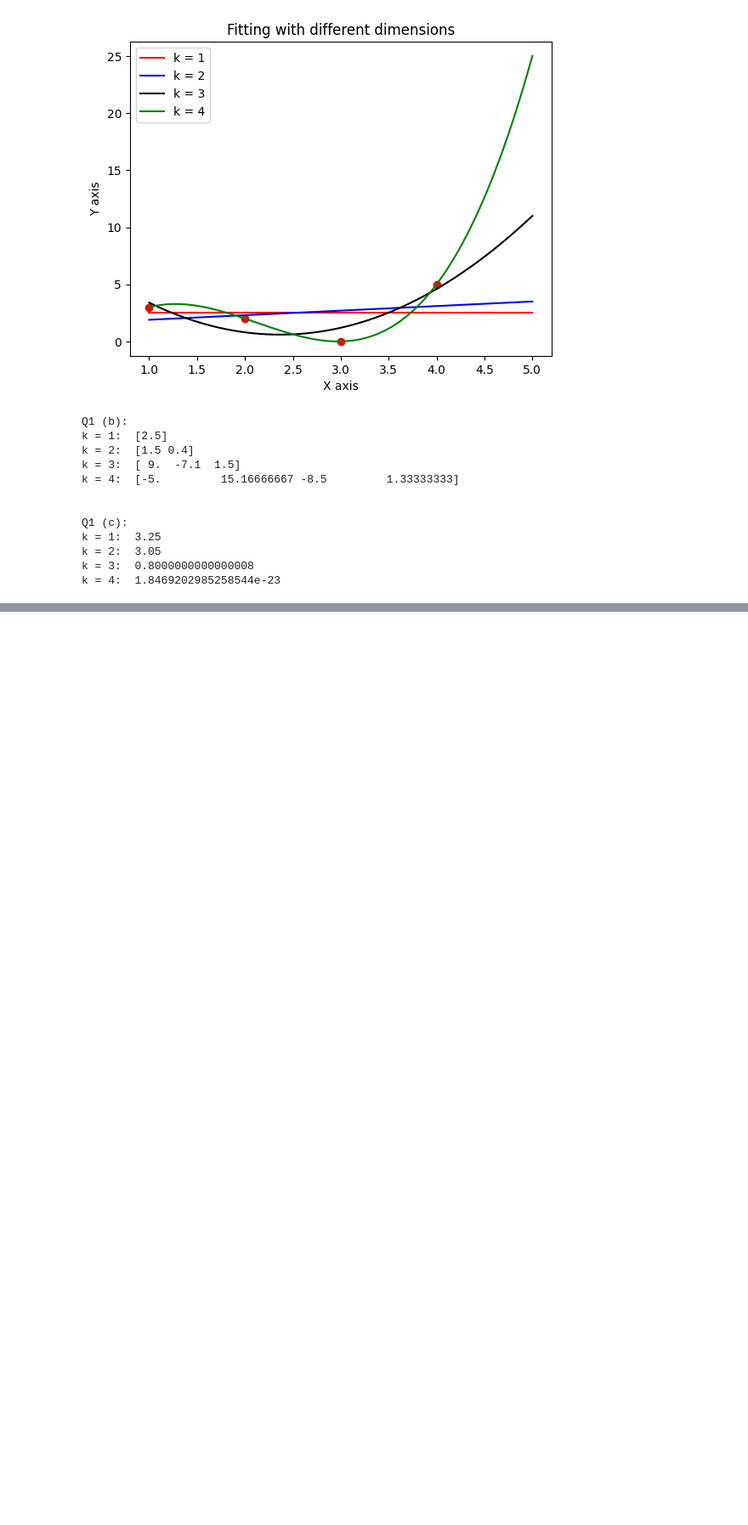
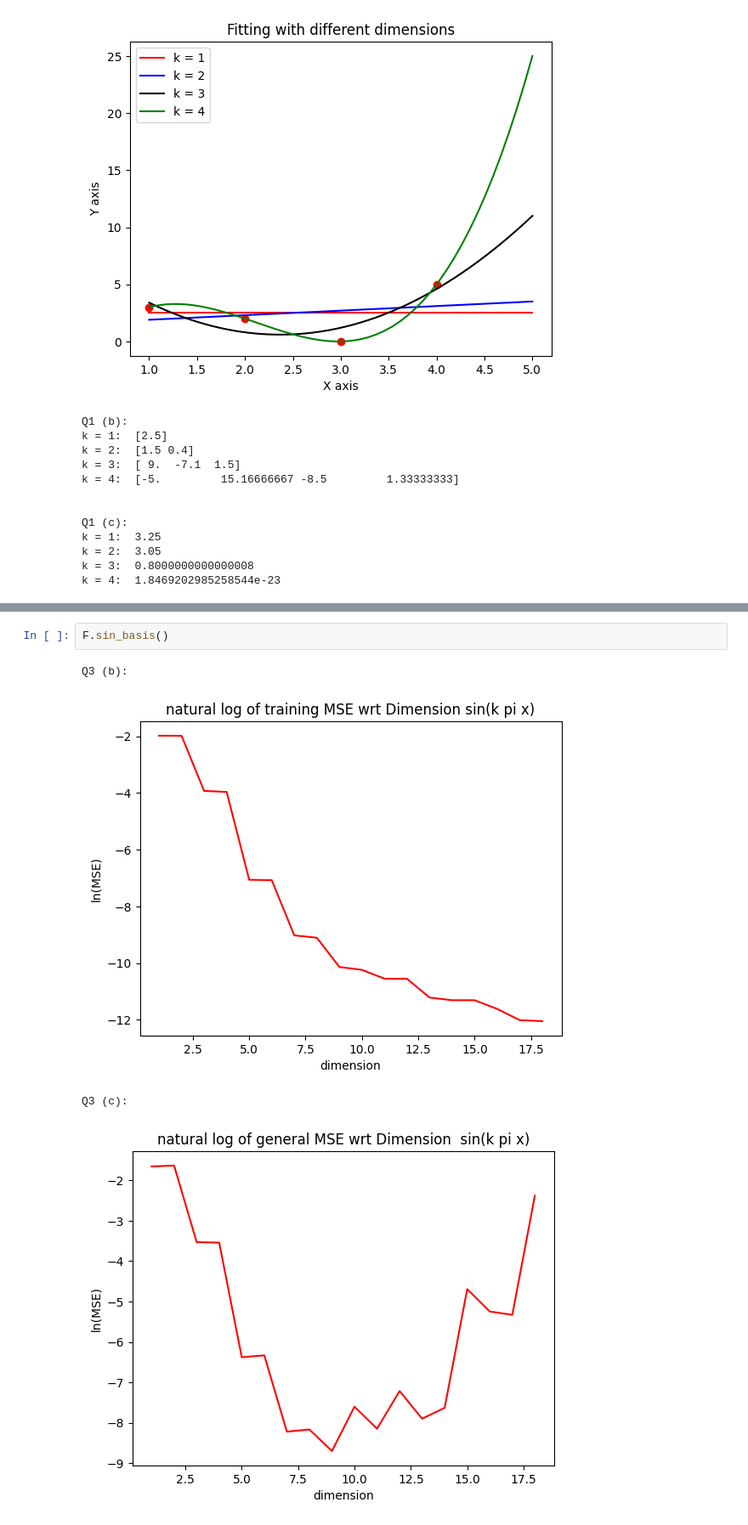
Before and after one commit to wangzican/COMP0078, a Jupyter notebook: coursework.ipynb, the cells around one changed output, grey strips where cells are left out. Shown at 85% size. Saved outputs shown, nothing was run; the diff lists cells and outputs as text; blank space fills up the shorter version.

```diff
--- a/coursework.ipynb
+++ b/coursework.ipynb
@@ -60,0 +61,7 @@ Q2 (d):
+# %%
+F.sin_basis()
+# %% [output]
+Q3 (b):
+[figure, added]
+Q3 (c):
+[figure, added]
```
Also changed, not shown: parts of 6 cells of this notebook, 2 other files.
